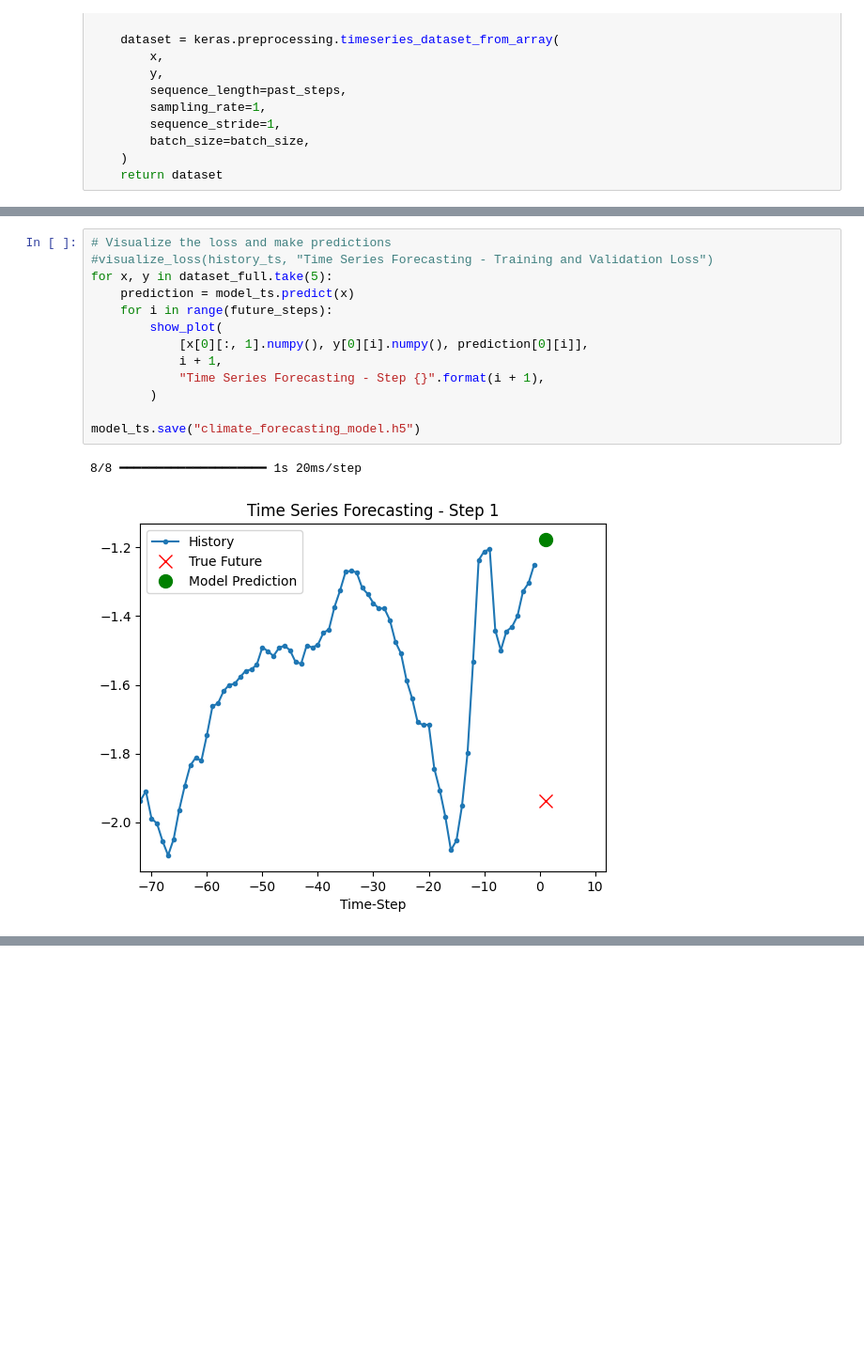
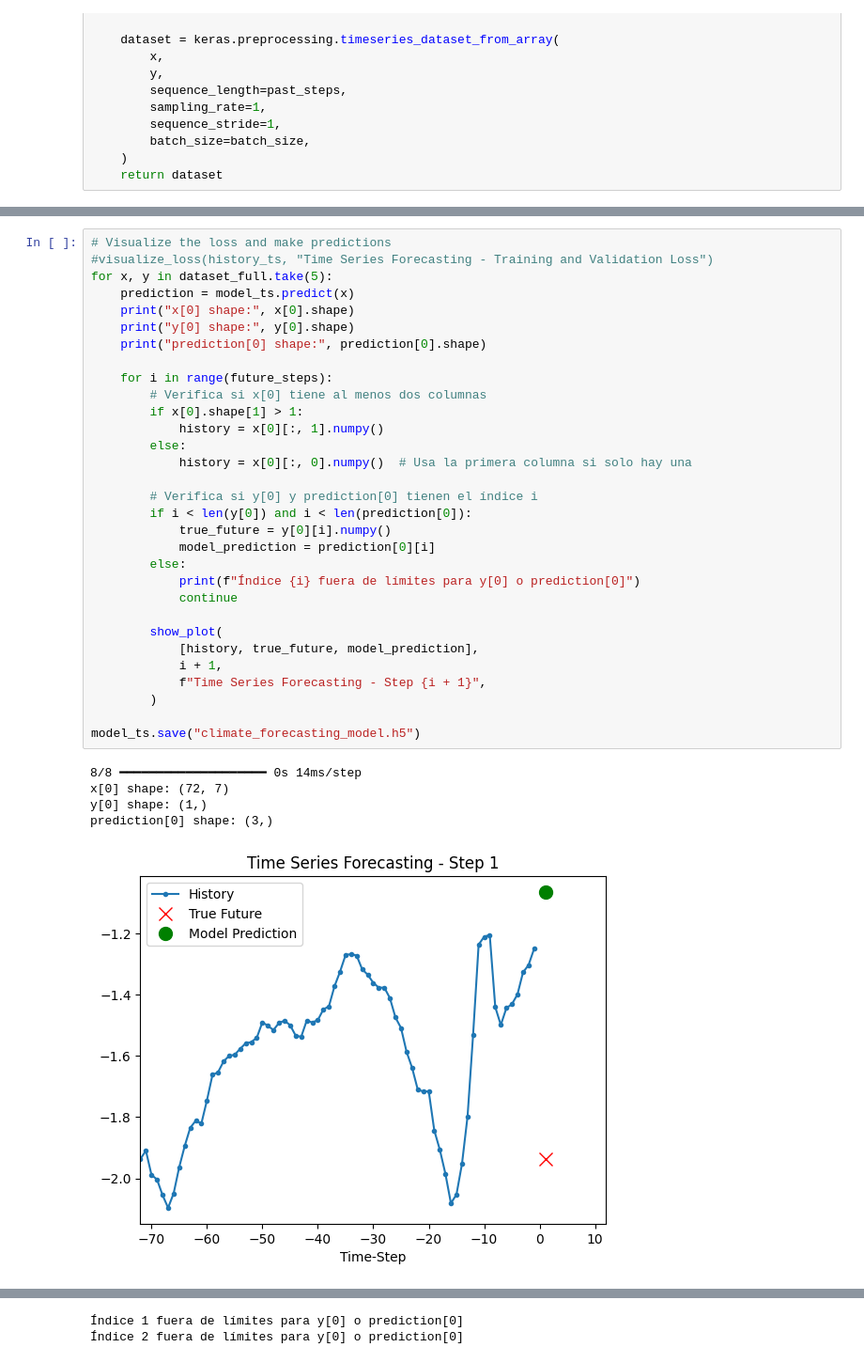
Before and after one commit to Pansocrates03/TC3007C, a Jupyter notebook: M2.deep-learning/act6-weather-forecasting/TimeSeries_Forecasting.ipynb, the cells around one changed output, grey strips where cells are left out. Shown at 94% size. Saved outputs shown, nothing was run; the diff lists cells and outputs as text; blank space fills up the shorter version.

```diff
--- a/M2.deep-learning/act6-weather-forecasting/TimeSeries_Forecasting.ipynb
+++ b/M2.deep-learning/act6-weather-forecasting/TimeSeries_Forecasting.ipynb
@@ -508,16 +509,37 @@ Epoch 10/10
 # %%
 # Visualize the loss and make predictions
 #visualize_loss(history_ts, "Time Series Forecasting - Training and Validation Loss")
 for x, y in dataset_full.take(5):
     prediction = model_ts.predict(x)
+    print("x[0] shape:", x[0].shape)
+    print("y[0] shape:", y[0].shape)
+    print("prediction[0] shape:", prediction[0].shape)
+
     for i in range(future_steps):
+        # Verifica si x[0] tiene al menos dos columnas
+        if x[0].shape[1] > 1:
+            history = x[0][:, 1].numpy()
+        else:
+            history = x[0][:, 0].numpy()  # Usa la primera columna si solo hay una
+
+        # Verifica si y[0] y prediction[0] tienen el índice i
+        if i < len(y[0]) and i < len(prediction[0]):
+            true_future = y[0][i].numpy()
+            model_prediction = prediction[0][i]
+        else:
+            print(f"Índice {i} fuera de límites para y[0] o prediction[0]")
+            continue
+
         show_plot(
-            [x[0][:, 1].numpy(), y[0][i].numpy(), prediction[0][i]],
+            [history, true_future, model_prediction],
             i + 1,
-            "Time Series Forecasting - Step {}".format(i + 1),
+            f"Time Series Forecasting - Step {i + 1}",
         )
 
 model_ts.save("climate_forecasting_model.h5")
 # %% [output]
-8/8 ━━━━━━━━━━━━━━━━━━━━ 1s 20ms/step
+8/8 ━━━━━━━━━━━━━━━━━━━━ 0s 14ms/step
+x[0] shape: (72, 7)
+y[0] shape: (1,)
+prediction[0] shape: (3,)
-[figure, old version]
+[figure, new version]
@@ -524,0 +575,2 @@ InvalidArgumentError: {{function_node __wrapped__StridedSlice_device_/job:localh
+Índice 1 fuera de límites para y[0] o prediction[0]
+Índice 2 fuera de límites para y[0] o prediction[0]
```
Also changed, not shown: parts of 6 cells of this notebook, 26 other files.
